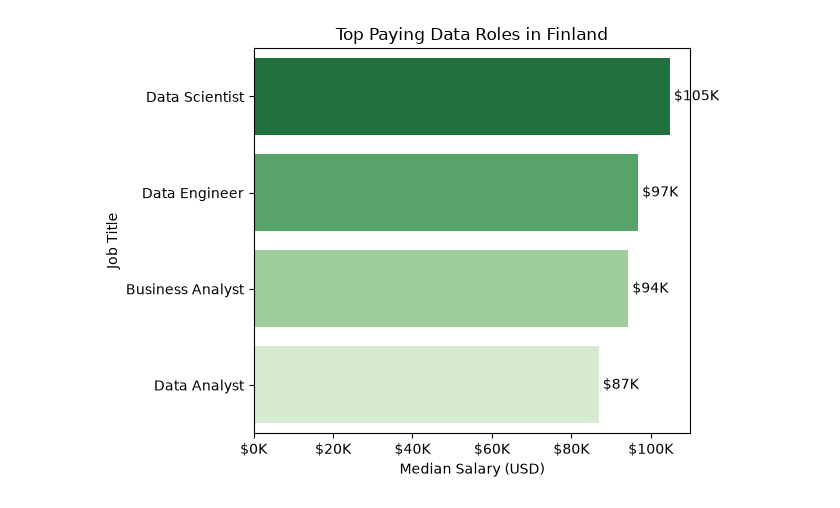
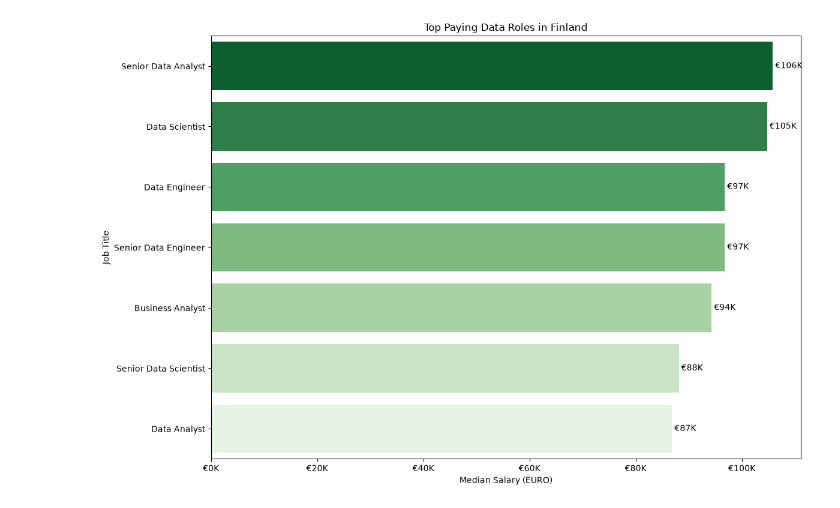
Before and after one commit to Segzybounty/Python_works, a Jupyter notebook: jobs_Project/EDA_intro.ipynb, the cells around one changed output. Cells and saved outputs as stored; diff of their text form; code cells hidden in the pictures.

```diff
--- a/jobs_Project/EDA_intro.ipynb
+++ b/jobs_Project/EDA_intro.ipynb
@@ -10,6 +10,8 @@ import ast
 import pandas as pd
 import seaborn as sns
 import matplotlib.pyplot as plt
+from matplotlib.ticker import FuncFormatter
 
 # Loading Data
-df = pd.read_csv(r'C:\Users\sunda\OneDrive\Desktop\Python_works\job_postings_flat.csv')
+df_fact = pd.read_csv(r'C:\Users\sunda\OneDrive\Desktop\Python_works\job_postings_fact.csv')
+df_comp_dim = pd.read_csv(r'C:\Users\sunda\OneDrive\Desktop\Python_works\company_dim.csv')
@@ -19,11 +18,15 @@ df['job_skills'] = df['job_skills'].apply(lambda x: ast.literal_eval(x) if pd.no
+# %%
+df_fact['job_posted_date'] = pd.to_datetime(df_fact.job_posted_date)
+df_fact['year_posted'] = df_fact.job_posted_date.dt.year
 # %%
-# EDA1
+# EDA 1 (i)
 # Filter Finland data jobs
-job_titles = ['Data Analyst', 'Data Scientist', 'Data Engineer','Business Analyst']
+job_titles = ['Data Analyst', 'Data Scientist', 'Data Engineer','Business Analyst',
+              'Senior Data Analyst', 'Senior Data Engineer', 'Senior Data Scientist']
 
-df_fin = df[
-    (df['job_country'] == 'Finland') &
-    (df['job_title_short'].isin(job_titles))
+df_fin = df_fact[
+    (df_fact['job_country'] == 'Finland') &
+    (df_fact['job_title_short'].isin(job_titles))
 ].copy()
 
 # Remove Anywhere
@@ -154,17 +151,24 @@ plt.show()
 # %%
-# what are the top job Titles and the median salary
+# EDA 1(iii) top paying jobs titles and  also top paying companies
+
+# what are the top job Titles and the median salary for data jobs in finland
 # Job titles to analyze
+
 job_titles = [
     'Data Analyst',
     'Data Scientist',
     'Data Engineer',
-    'Business Analyst'
+    'Business Analyst',
+    'Senior Data Analyst',
+    'Senior Data Scientist',
+    'Senior Data Engineer'
 ]
 
+
 # Filter Finland jobs
-df_fin = df[
-    (df['job_country'] == 'Finland') &
-    (df['job_title_short'].isin(job_titles))
+df_fin = df_fact[
+    (df_fact['job_country'] == 'Finland') &
+    (df_fact['job_title_short'].isin(job_titles))
 ].copy()
 
 # get the roles salary
@@ -176,35 +180,35 @@ role_salary = (
     .reset_index()
 )
 # plot
-from matplotlib.ticker import FuncFormatter
+plt.figure(figsize=(12, 8))
 
 ax = sns.barplot(
     data=role_salary,
     x='salary_year_avg',
     y='job_title_short',
     palette='Greens_r',
     hue='job_title_short',
     legend=False
 )
 
 # Add value labels
 for container in ax.containers:
-    labels = [f'${v/1000:.0f}K' for v in container.datavalues]
+    labels = [f'€{v/1000:.0f}K' for v in container.datavalues]
 
     ax.bar_label(
         container,
         labels=labels,
         padding=3
     )
 
 plt.title('Top Paying Data Roles in Finland')
-plt.xlabel('Median Salary (USD)')
+plt.xlabel('Median Salary (EURO)')
 plt.ylabel('Job Title')
 
-formatter = FuncFormatter(lambda x, pos: f'${x/1000:.0f}K')
+formatter = FuncFormatter(lambda x, pos: f'€{x/1000:.0f}K')
 plt.gca().xaxis.set_major_formatter(formatter)
 
 plt.tight_layout()
 plt.show()
 # %% [output]
-[figure, old version]
+[figure, new version]
```
Also changed, not shown: parts of 8 cells of this notebook, 17 other files.
